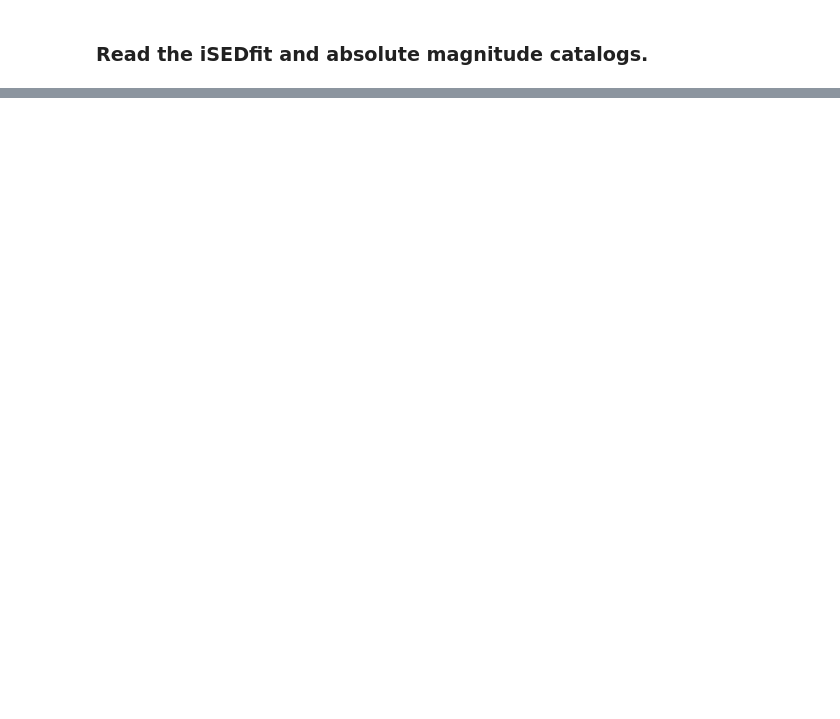
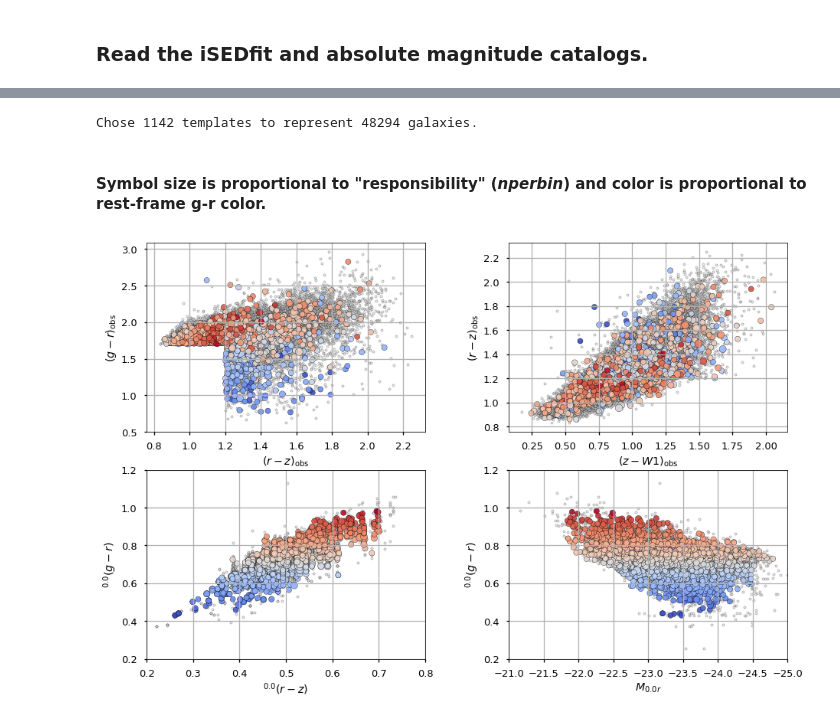
Before and after one commit to desihub/desisim, a Jupyter notebook: doc/nb/lrg-templates.ipynb, the cells around one changed output, grey strips where cells are left out. Saved outputs shown, nothing was run; the diff lists cells and outputs as text; code cells hidden in the pictures; blank space fills up the shorter version.

Commit message:
finalize new LRG templates

```diff
--- a/doc/nb/lrg-templates.ipynb
+++ b/doc/nb/lrg-templates.ipynb
@@ -331,0 +267,4 @@ ax.set_ylabel('Number of Galaxies')
+# %%
+iarch, resp = choose_templates()
+# %% [output]
+Chose 1142 templates to represent 48294 galaxies.
@@ -331,0 +277,48 @@ ax.set_ylabel('Number of Galaxies')
+# %%
+def qa_templates():
+    """Generate a color-color plot with the symbol size scaled by the responsibility.
+
+    """
+
+    size, col = _markers()
+
+    fig, ((ax1, ax2), (ax3, ax4)) = plt.subplots(2, 2, figsize=(15, 10))
+
+    ax1.scatter(cat['rzobs'], cat['grobs'], s=10, c='lightgray', alpha=0.5, edgecolor='k')
+    ax1.scatter(cat['rzobs'][iarch], cat['grobs'][iarch], c=col, marker='o', s=size,
+                alpha=0.9, edgecolor='k')
+    ax1.set_xlabel(r'$(r - z)_{\rm obs}$')
+    ax1.set_ylabel(r'$(g - r)_{\rm obs}$')
+
+    ax2.scatter(cat['zW1obs'], cat['rzobs'], s=10, c='lightgray', alpha=0.5, edgecolor='k')
+    ax2.scatter(cat['zW1obs'][iarch], cat['rzobs'][iarch], c=col, marker='o', s=size,
+                alpha=0.9, edgecolor='k')
+    ax2.set_ylabel(r'$(r - z)_{\rm obs}$')
+    ax2.set_xlabel(r'$(z - W1)_{\rm obs}$')
+
+    ax3.scatter(cat['rz'], cat['gr'], s=10, c='lightgray', alpha=0.5, edgecolor='k')
+    ax3.scatter(cat['rz'][iarch], cat['gr'][iarch], c=col, marker='o', s=size,
+                alpha=0.9, edgecolor='k')
+    ax3.set_xlabel(r'$^{0.0}(r - z)$')
+    ax3.set_ylabel(r'$^{0.0}(g - r)$')
+    ax3.set_ylim(grlim)
+    ax3.set_xlim(rzlim)
+
+    ax4.scatter(cat['Mr'], cat['gr'], s=10, c='lightgray', alpha=0.5, edgecolor='k')
+    ax4.scatter(cat['Mr'][iarch], cat['gr'][iarch], c=col, marker='o', s=size,
+                alpha=0.9, edgecolor='k')
+    ax4.set_xlabel(r'$M_{0.0r}$')
+    ax4.set_ylabel(r'$^{0.0}(g - r)$')
+    ax4.set_xlim(Mrlim)
+    ax4.set_ylim(grlim)
+
+    for aa in (ax1, ax2, ax3, ax4):
+        aa.grid(True)
+
+    fig.subplots_adjust(wspace=0.3)
+# %% [markdown]
+#### Symbol size is proportional to "responsibility" (*nperbin*) and color is proportional to rest-frame g-r color.
+# %%
+qa_templates()
+# %% [output]
+[figure, added]
```
Also changed, not shown: parts of 94 cells of this notebook.
